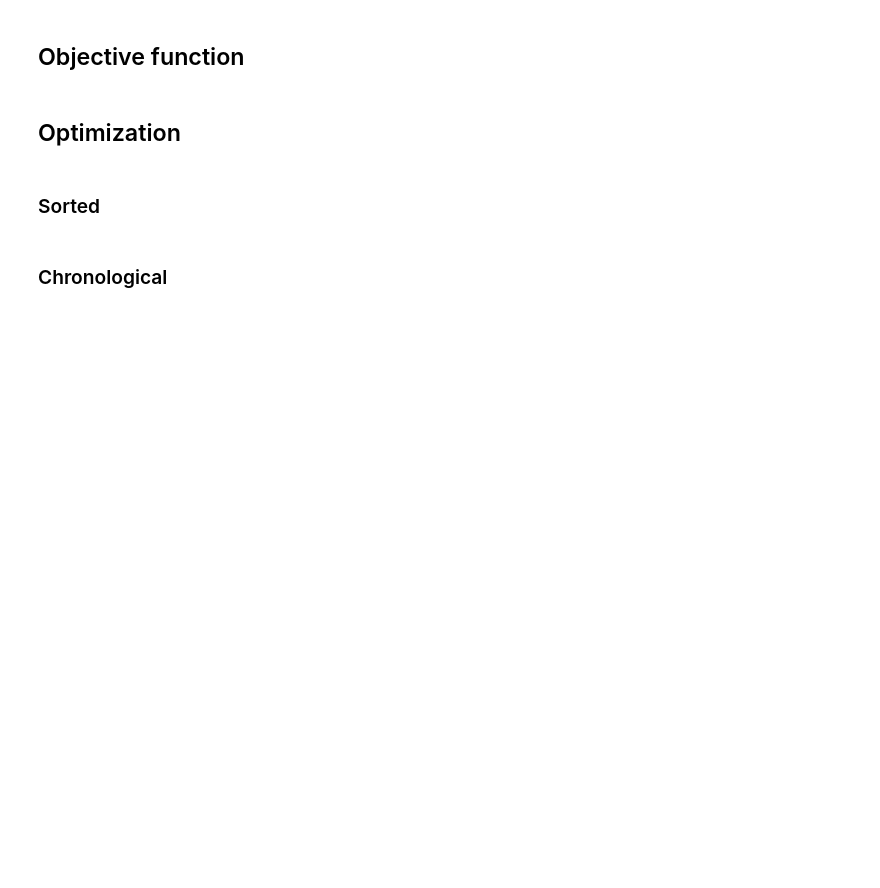
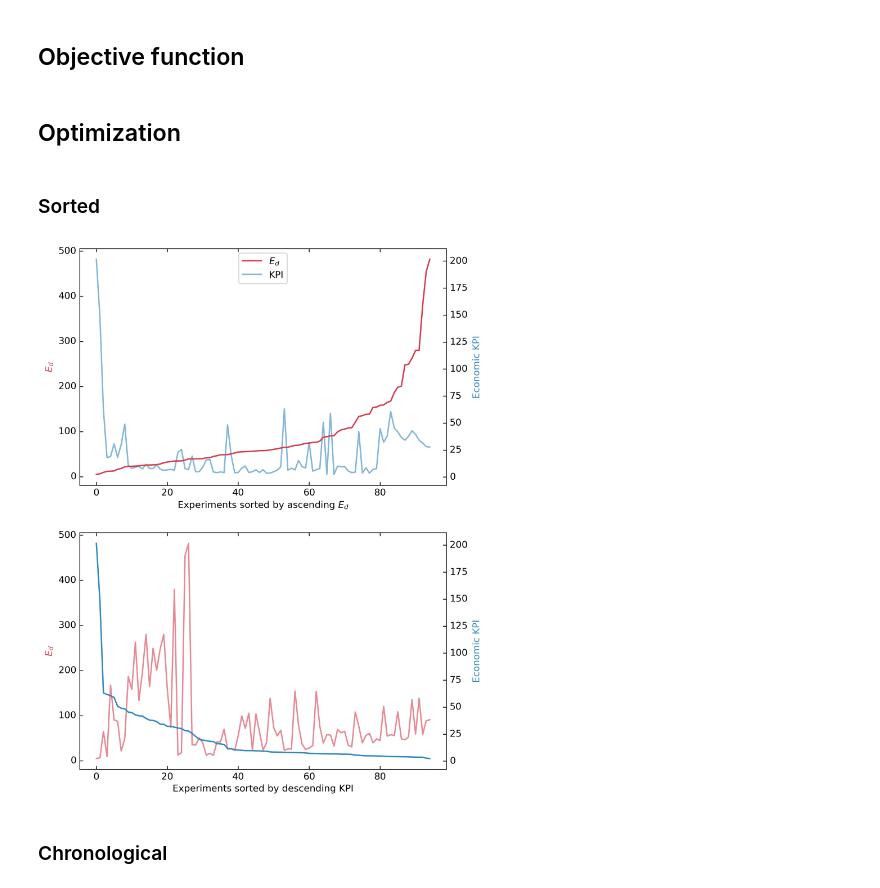
Before and after one commit to giuliobarl/cementbopt, a Jupyter notebook: plots.ipynb, the cells around one changed output. Saved outputs shown, nothing was run; the diff lists cells and outputs as text; code cells hidden in the pictures; blank space fills up the shorter version.

```diff
--- a/plots.ipynb
+++ b/plots.ipynb
@@ -203,7 +107,7 @@ par1.axis["right"].toggle(all=True)  # turn on ticks and label for KPI axis
 
 # Plot data
 (p1,) = host.plot(
-    df_sorted_Ed.index, df_sorted_Ed["E_d"], color="#d53e4f", label=r"$E_d$", zorder=2
+    df_sorted_Ed.index, df_sorted_Ed["E_d"], color="#d53e4f", label=r"$E_d$", zorder=3
 )
 (p2,) = par1.plot(
     df_sorted_Ed.index, df_sorted_Ed["KPI"], color="#3288bd", label="KPI", alpha=0.6
@@ -230,35 +134,38 @@ df_sorted_KPI = df_clean.sort_values("KPI", ascending=False).reset_index(drop=Tr
 host2 = host_subplot(212, axes_class=AA.Axes)
 
 # Create two parasite axes for the right side
 par1 = host2.twinx()
 
 # Offset the third y-axis (so they don’t overlap)
 par1.axis["right"].toggle(all=True)  # turn on ticks and label for KPI axis
 
 # Plot data
 (p1,) = host2.plot(
     df_sorted_KPI.index,
     df_sorted_KPI["E_d"],
     color="#d53e4f",
     label=r"$E_d$",
     alpha=0.6,
 )
 (p2,) = par1.plot(
-    df_sorted_KPI.index, df_sorted_KPI["KPI"], color="#3288bd", label="KPI", zorder=2
+    df_sorted_KPI.index, df_sorted_KPI["KPI"], color="#3288bd", label="KPI", zorder=3
 )
 
 # Axis labels
 host2.set_xlabel(r"Experiments sorted by descending KPI")
 host2.set_ylabel(r"$E_d$")
 par1.set_ylabel("Economic KPI")
 
 # Colors match the plots
 host2.axis["left"].label.set_color(p1.get_color())
 par1.axis["right"].label.set_color(p2.get_color())
 
 
-plt.savefig("plots/sorted.pdf", bbox_inches="tight")
+plt.savefig("plots/sorted.pdf", dpi=300, bbox_inches="tight")
+plt.savefig("plots/sorted.svg", dpi=300, bbox_inches="tight")
 plt.show()
+# %% [output]
+[figure, added]
 # %% [markdown]
 ### Chronological
 # %%
```
Also changed, not shown: parts of 6 cells of this notebook, 7 other files.
